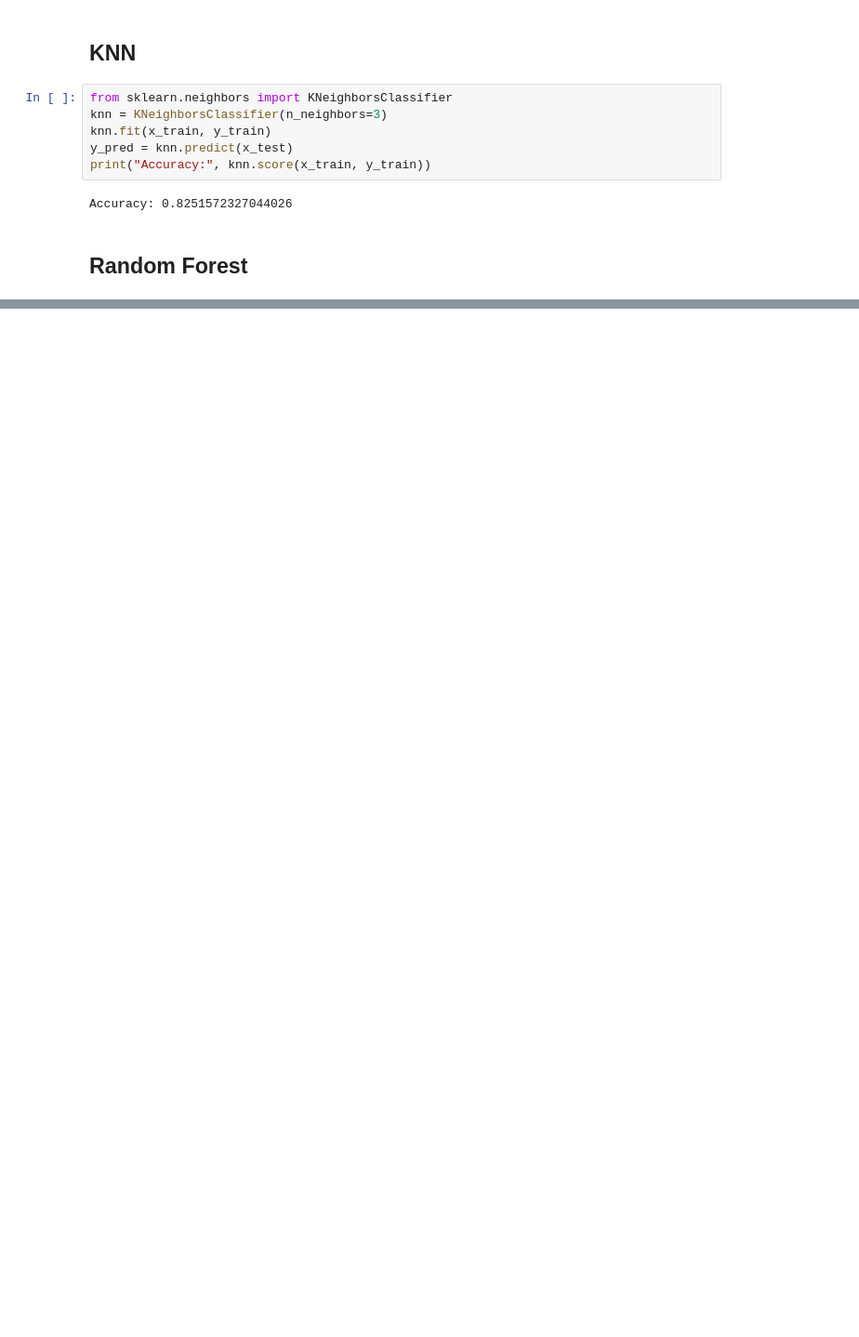
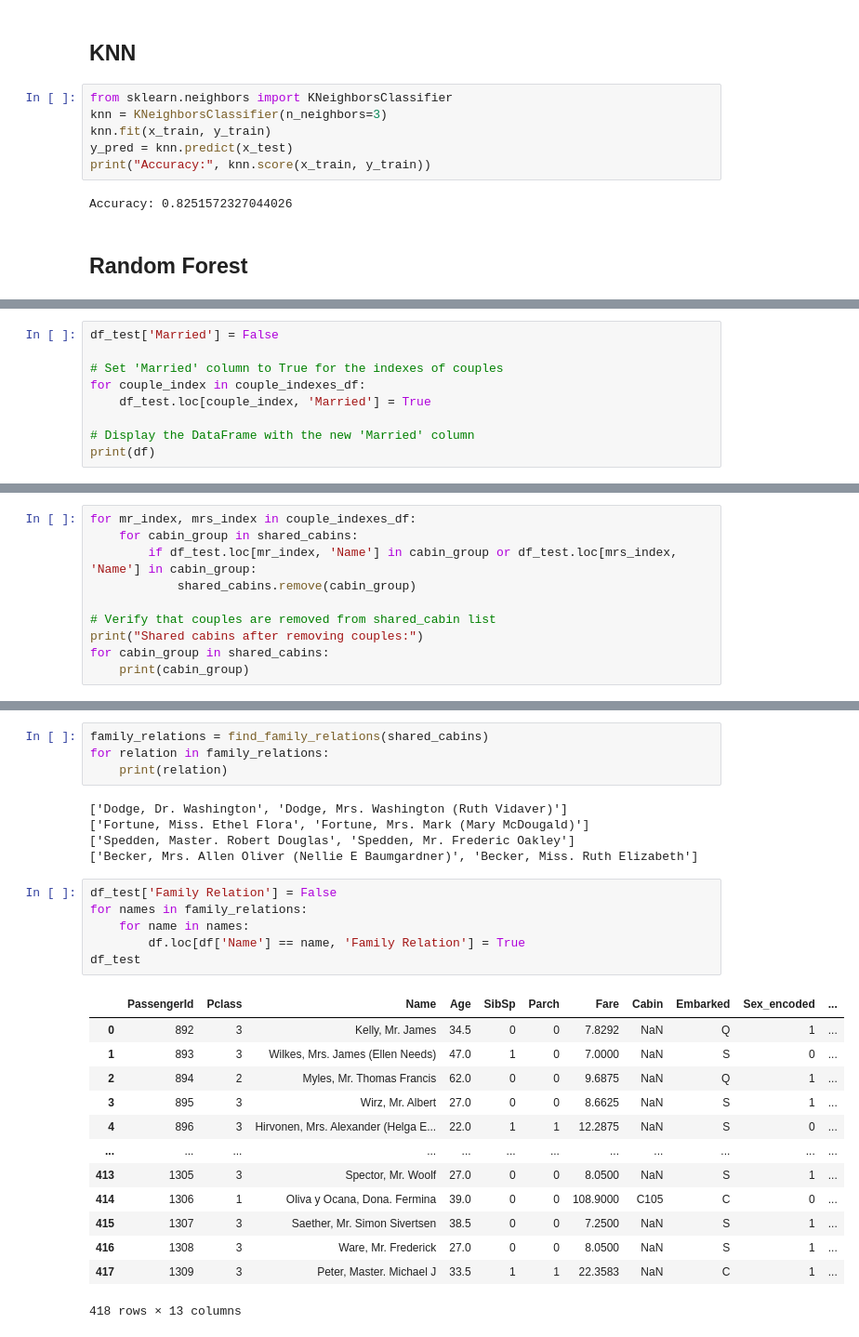
Before and after one commit to yajur-khanna/Kaggle-Titanic-Competiton, a Jupyter notebook: Kaggle_Titanic.ipynb, the cells around one changed output, grey strips where cells are left out. Shown: that part at 93% size. Saved outputs shown, nothing was run; the diff lists cells and outputs as text; blank space fills up the shorter version.

```diff
--- a/Kaggle_Titanic.ipynb
+++ b/Kaggle_Titanic.ipynb
@@ -790,0 +946,9 @@ ImportError: cannot import name 'RandomForestClassifer' from 'sklearn.ensemble'
+# %%
+df_test['Married'] = False
+
+# Set 'Married' column to True for the indexes of couples
+for couple_index in couple_indexes_df:
+    df_test.loc[couple_index, 'Married'] = True
+
+# Display the DataFrame with the new 'Married' column
+print(df)
@@ -790,0 +977,10 @@ ImportError: cannot import name 'RandomForestClassifer' from 'sklearn.ensemble'
+# %%
+for mr_index, mrs_index in couple_indexes_df:
+    for cabin_group in shared_cabins:
+        if df_test.loc[mr_index, 'Name'] in cabin_group or df_test.loc[mrs_index, 'Name'] in cabin_group:
+            shared_cabins.remove(cabin_group)
+
+# Verify that couples are removed from shared_cabin list
+print("Shared cabins after removing couples:")
+for cabin_group in shared_cabins:
+    print(cabin_group)
@@ -790,0 +996,29 @@ ImportError: cannot import name 'RandomForestClassifer' from 'sklearn.ensemble'
+# %%
+family_relations = find_family_relations(shared_cabins)
+for relation in family_relations:
+    print(relation)
+# %% [output]
+['Dodge, Dr. Washington', 'Dodge, Mrs. Washington (Ruth Vidaver)']
+['Fortune, Miss. Ethel Flora', 'Fortune, Mrs. Mark (Mary McDougald)']
+['Spedden, Master. Robert Douglas', 'Spedden, Mr. Frederic Oakley']
+['Becker, Mrs. Allen Oliver (Nellie E Baumgardner)', 'Becker, Miss. Ruth Elizabeth']
+# %%
+df_test['Family Relation'] = False
+for names in family_relations:
+    for name in names:
+        df.loc[df['Name'] == name, 'Family Relation'] = True
+df_test
+# %% [output]
+|  | PassengerId | Pclass | Name | Age | SibSp | Parch | Fare | Cabin | Embarked | Sex_encoded | ... |
+| 0 | 892 | 3 | Kelly, Mr. James | 34.5 | 0 | 0 | 7.8292 | NaN | Q | 1 | ... |
+| 1 | 893 | 3 | Wilkes, Mrs. James (Ellen Needs) | 47.0 | 1 | 0 | 7.0000 | NaN | S | 0 | ... |
+| 2 | 894 | 2 | Myles, Mr. Thomas Francis | 62.0 | 0 | 0 | 9.6875 | NaN | Q | 1 | ... |
+| 3 | 895 | 3 | Wirz, Mr. Albert | 27.0 | 0 | 0 | 8.6625 | NaN | S | 1 | ... |
+| 4 | 896 | 3 | Hirvonen, Mrs. Alexander (Helga E... | 22.0 | 1 | 1 | 12.2875 | NaN | S | 0 | ... |
+| ... | ... | ... | ... | ... | ... | ... | ... | ... | ... | ... | ... |
+| 413 | 1305 | 3 | Spector, Mr. Woolf | 27.0 | 0 | 0 | 8.0500 | NaN | S | 1 | ... |
+| 414 | 1306 | 1 | Oliva y Ocana, Dona. Fermina | 39.0 | 0 | 0 | 108.9000 | C105 | C | 0 | ... |
+| 415 | 1307 | 3 | Saether, Mr. Simon Sivertsen | 38.5 | 0 | 0 | 7.2500 | NaN | S | 1 | ... |
+| 416 | 1308 | 3 | Ware, Mr. Frederick | 27.0 | 0 | 0 | 8.0500 | NaN | S | 1 | ... |
+| 417 | 1309 | 3 | Peter, Master. Michael J | 33.5 | 1 | 1 | 22.3583 | NaN | C | 1 | ... |
+418 rows × 13 columns
```
Also changed, not shown: parts of 43 cells of this notebook.
